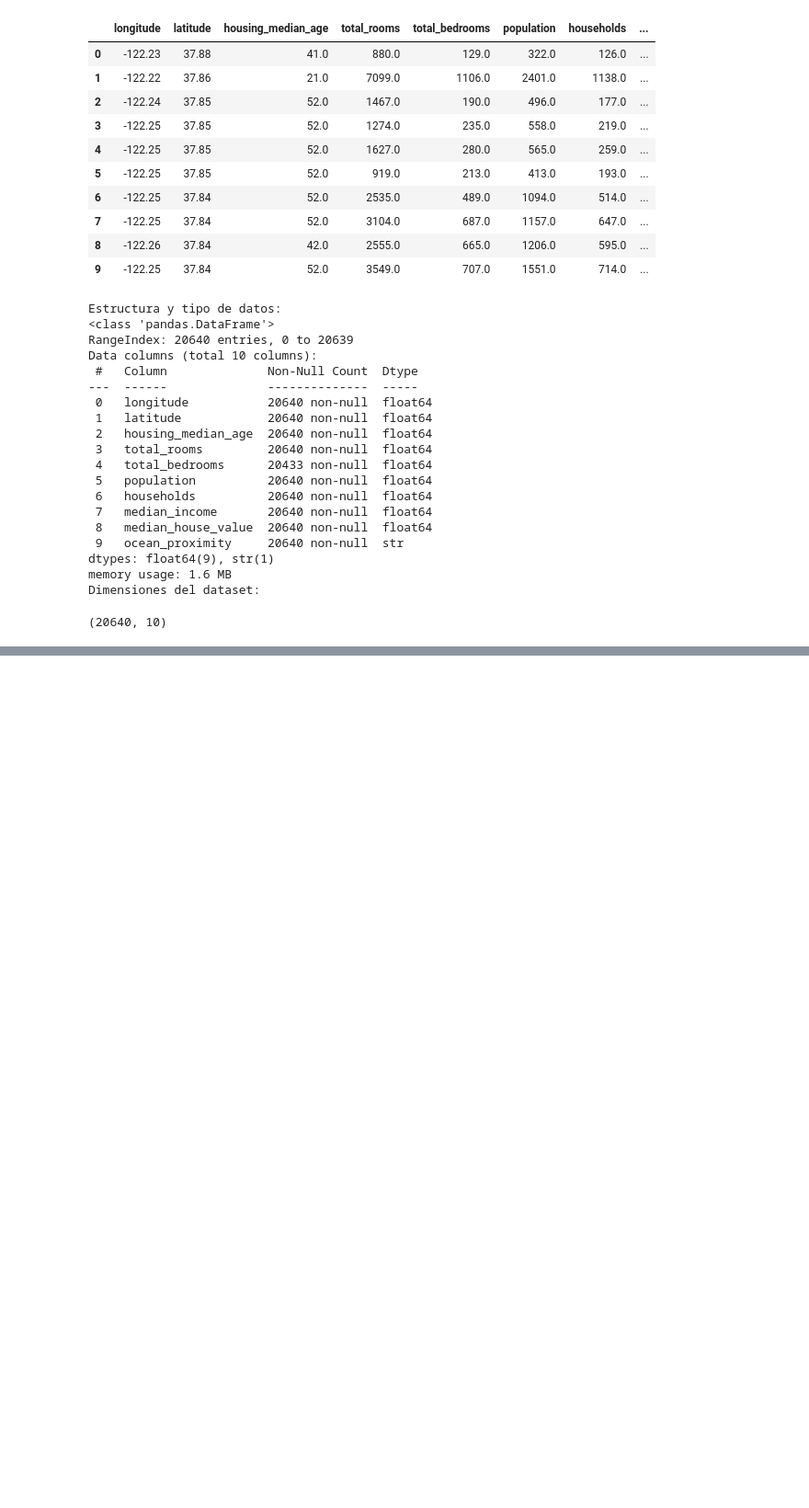
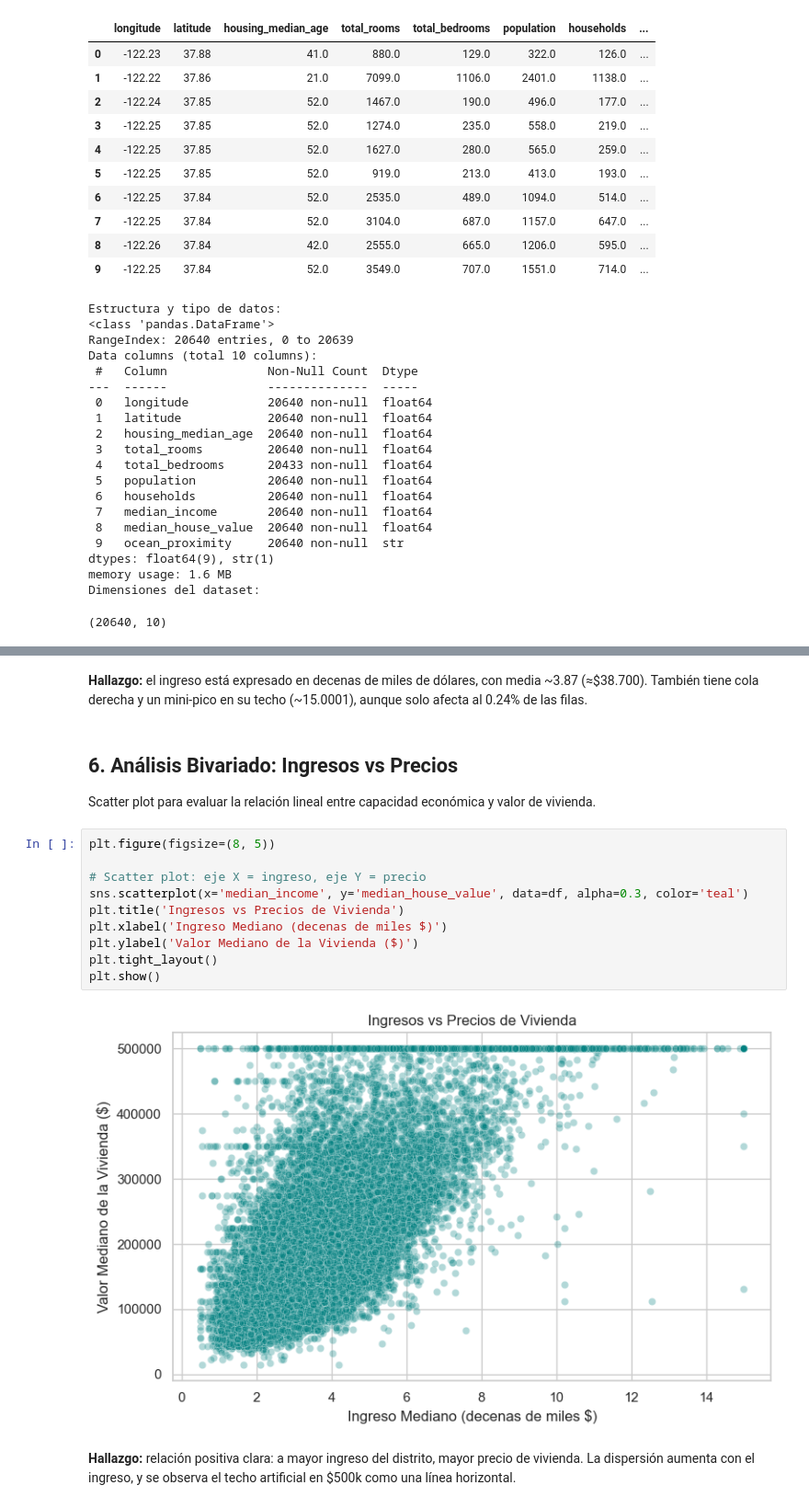
Before and after one commit to katherinevarela775/C1DS-Price_Analysis, a Jupyter notebook: notebooks/house_prices.ipynb, the cells around one changed output, grey strips where cells are left out. Shown at 92% size. Cells and saved outputs as stored; diff of their text form; blank space fills up the shorter version.

```diff
--- a/notebooks/house_prices.ipynb
+++ b/notebooks/house_prices.ipynb
@@ -83,0 +131,19 @@ Dimensiones del dataset:
+# %% [markdown]
+**Hallazgo:** el ingreso está expresado en decenas de miles de dólares, con media ~3.87 (≈$38.700). También tiene cola derecha y un mini-pico en su techo (~15.0001), aunque solo afecta al 0.24% de las filas.
+# %% [markdown]
+## 6. Análisis Bivariado: Ingresos vs Precios
+Scatter plot para evaluar la relación lineal entre capacidad económica y valor de vivienda.
+# %%
+plt.figure(figsize=(8, 5))
+
+# Scatter plot: eje X = ingreso, eje Y = precio
+sns.scatterplot(x='median_income', y='median_house_value', data=df, alpha=0.3, color='teal')
+plt.title('Ingresos vs Precios de Vivienda')
+plt.xlabel('Ingreso Mediano (decenas de miles $)')
+plt.ylabel('Valor Mediano de la Vivienda ($)')
+plt.tight_layout()
+plt.show()
+# %% [output]
+[figure, added]
+# %% [markdown]
+**Hallazgo:** relación positiva clara: a mayor ingreso del distrito, mayor precio de vivienda. La dispersión aumenta con el ingreso, y se observa el techo artificial en $500k como una línea horizontal.
```
Also changed, not shown: parts of 8 cells of this notebook.
